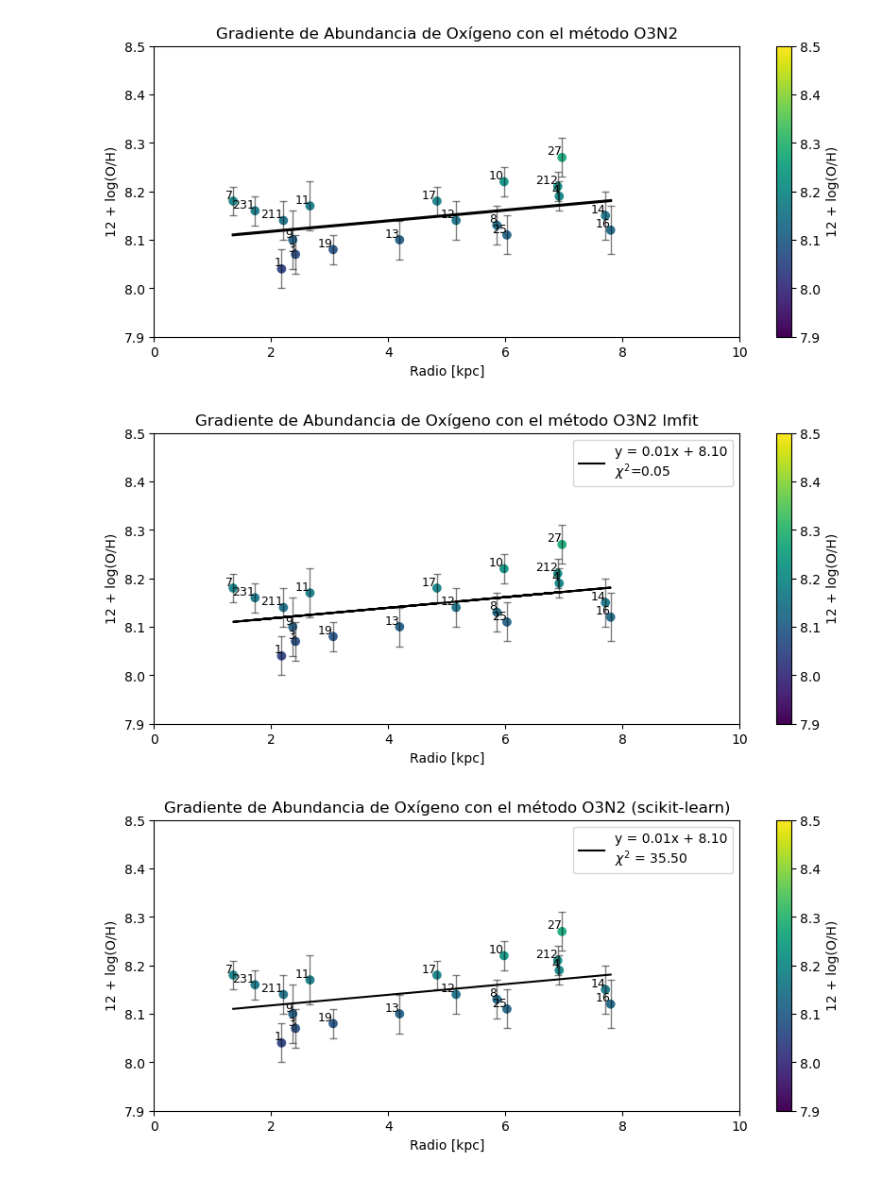
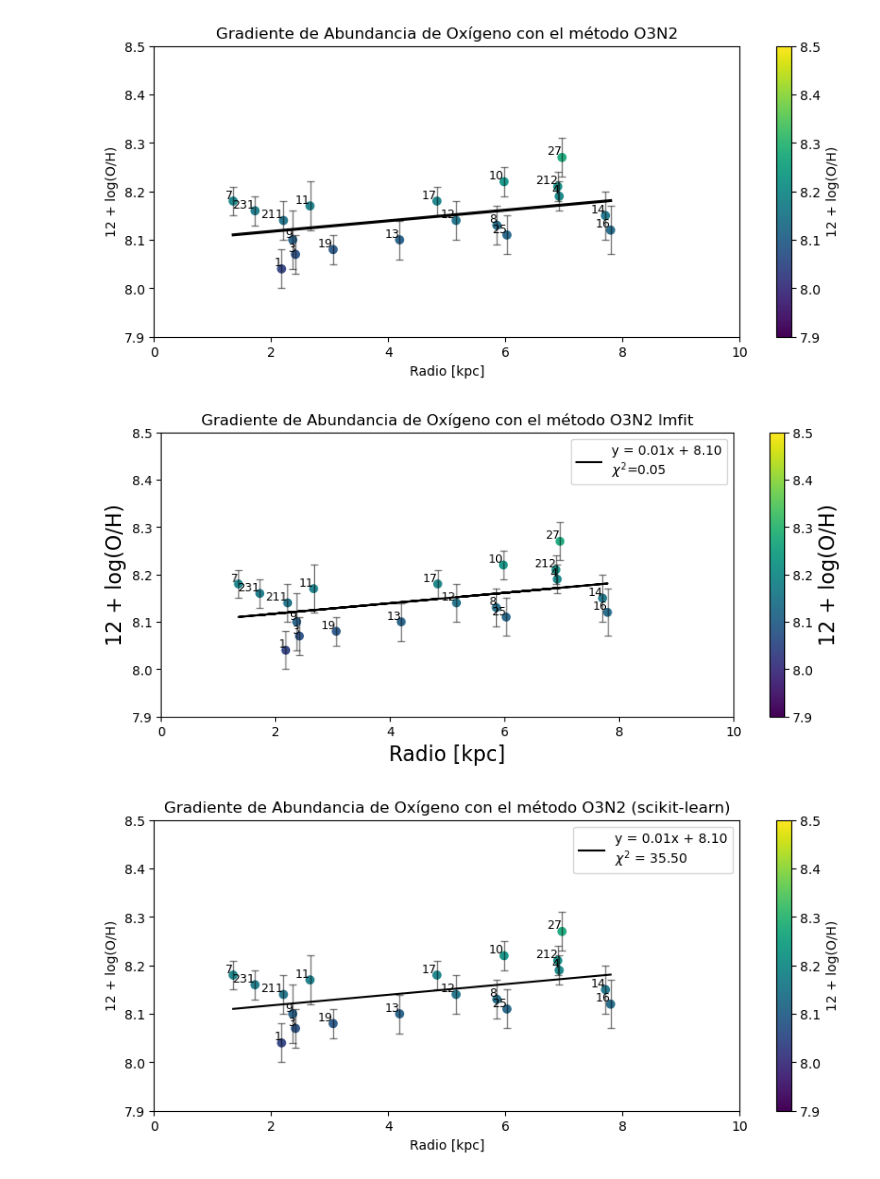
Before and after one commit to blnblnbln/TESIS, a Jupyter notebook: analysis_gmos/gradiente_y_edad_oficial.ipynb, the cells around one changed output. Cells and saved outputs as stored; diff of their text form; code cells hidden in the pictures.

```diff
--- a/analysis_gmos/gradiente_y_edad_oficial.ipynb
+++ b/analysis_gmos/gradiente_y_edad_oficial.ipynb
@@ -761,6 +762,7 @@ plt.show()
 # %% [output]
 [figure]
 # %%
+#este es el mismo que sale arriba con O3N2 y lmfit pero con scarano en vez de ds9
 import pandas as pd
 import matplotlib.pyplot as plt
 import seaborn as sns
@@ -784,37 +786,37 @@ intercept = result.params['intercept'].value
 chi_square = result.chisqr
 
 # Configurar la gráfica
 plt.figure(figsize=(10, 4))
 
 # Agregar barras de error
 plt.errorbar(df['r_kpc'], df['12_LOG_OH_O3N2'], yerr=df['12_LOG_OH_O3N2_ERR'], fmt='none', ecolor='black', capsize=3, alpha=0.5, elinewidth=1)
 
 # Scatter plot con color bar
 sc = plt.scatter(df['r_kpc'], df['12_LOG_OH_O3N2'], c=df['12_LOG_OH_O3N2'], cmap='viridis', vmin=7.9, vmax=8.5)
 
 # Agregar colorbar
 cbar = plt.colorbar(sc)
-cbar.set_label('12 + log(O/H)')
+cbar.set_label('12 + log(O/H)',fontsize=16)
 
 # Graficar la línea de regresión ajustada
 plt.plot(df['r_kpc'], result.best_fit, color='black', label=f"y = {slope:.2f}x + {intercept:.2f}\n$\chi^2$={chi_square:.2f}")
 
 # Añadir etiquetas de los puntos con ID
 for i, row in df.iterrows():
     plt.text(row['r_kpc'], row['12_LOG_OH_O3N2'], str(int(row['ID'])), fontsize=9, ha='right', va='bottom')
 
 # Etiquetas y título
-plt.xlabel('Radio [kpc]')
-plt.ylabel('12 + log(O/H)')
+plt.xlabel('Radio [kpc]', fontsize=16)
+plt.ylabel('12 + log(O/H)', fontsize=16)
 plt.title('Gradiente de Abundancia de Oxígeno con el método O3N2 lmfit')
 plt.xlim(0, 10)
 plt.ylim(7.9, 8.5)
 plt.legend()
 
 # Mostrar la gráfica
 plt.show()
 # %% [output]
-[figure, old version]
+[figure, new version]
 # %%
 import pandas as pd
 import matplotlib.pyplot as plt
```
Also changed, not shown: parts of 4 cells of this notebook, 14 other files.
